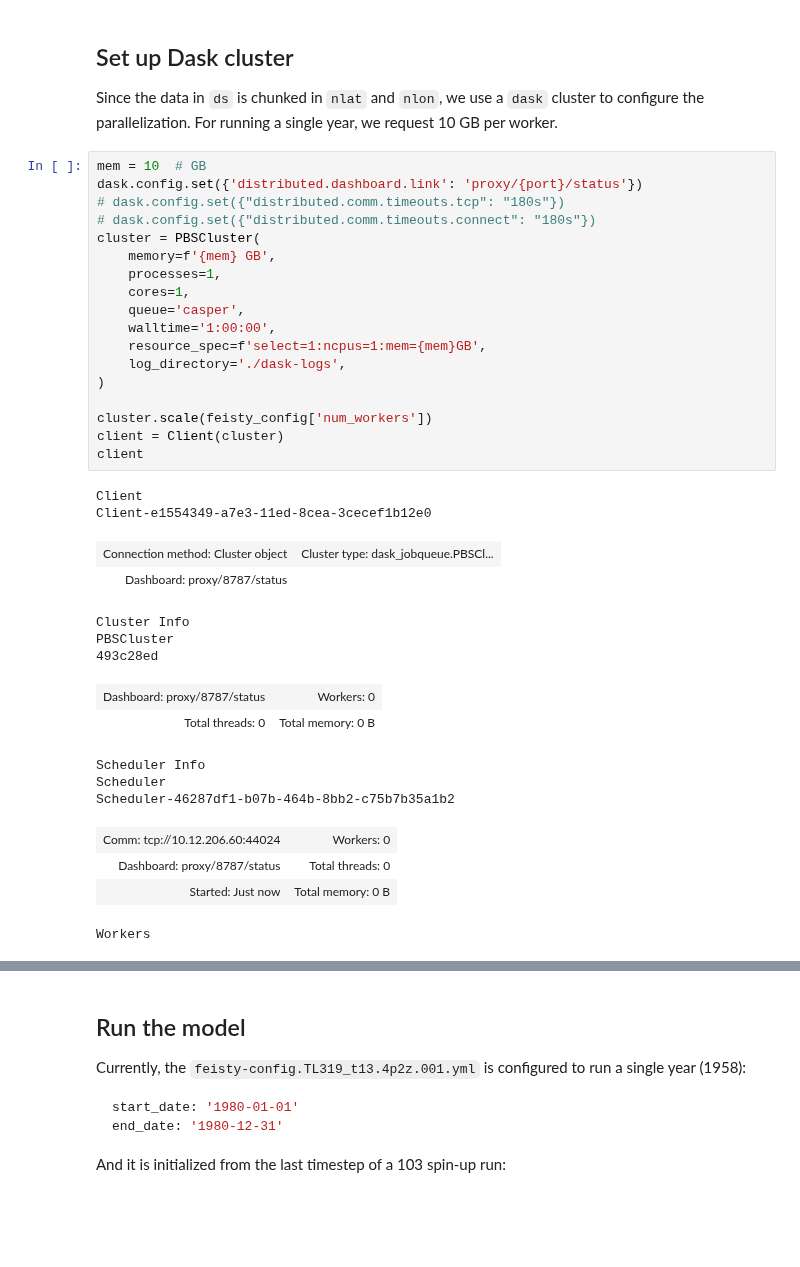
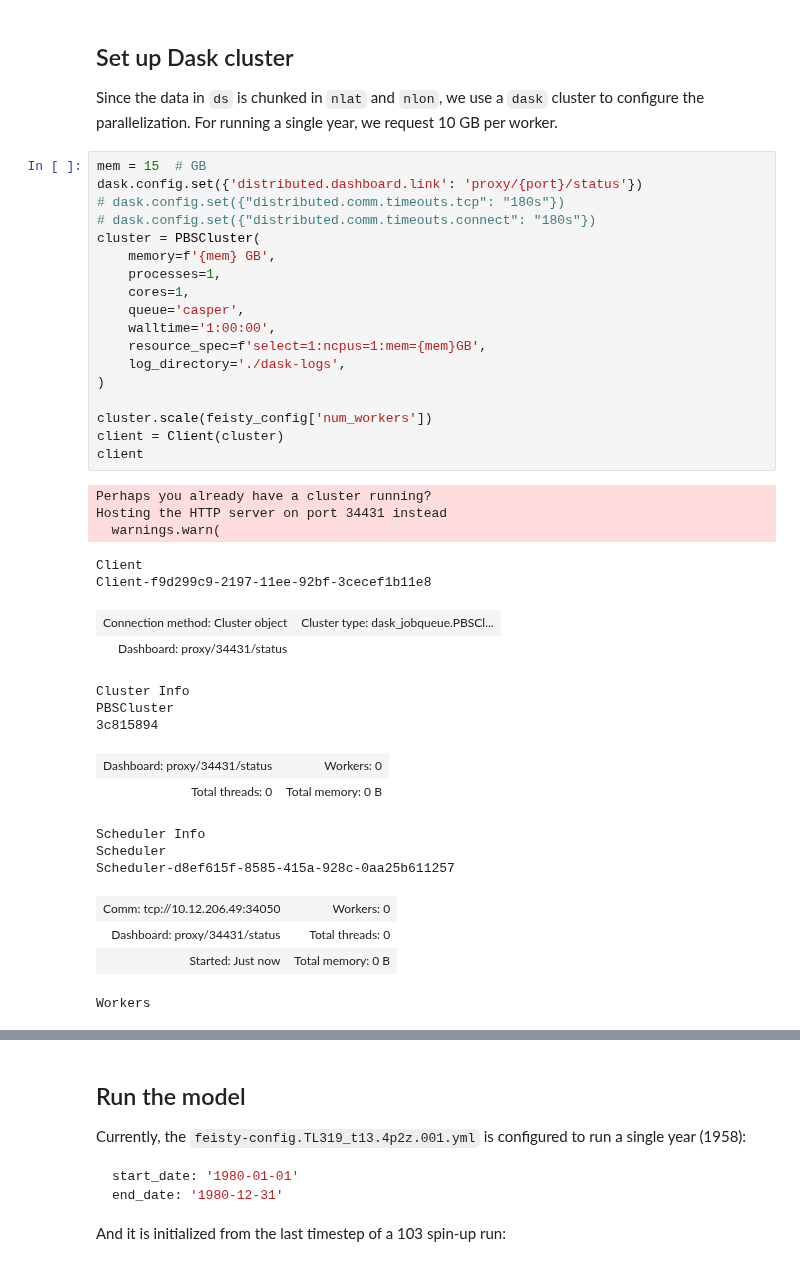
Before and after one commit to marbl-ecosys/feisty, a Jupyter notebook: examples/Forced From Timeseries (highres).ipynb, the cells around one changed output, grey strips where cells are left out. Cells and saved outputs as stored; diff of their text form; blank space fills up the shorter version.

```diff
--- a/examples/Forced From Timeseries (highres).ipynb
+++ b/examples/Forced From Timeseries (highres).ipynb
@@ -40,37 +40,40 @@ with open(feisty_config_file) as f:
 Since the data in `ds` is chunked in `nlat` and `nlon`, we use a `dask` cluster to configure the parallelization.
 For running a single year, we request 10 GB per worker.
 # %%
-mem = 10  # GB
+mem = 15  # GB
 dask.config.set({'distributed.dashboard.link': 'proxy/{port}/status'})
 # dask.config.set({"distributed.comm.timeouts.tcp": "180s"})
 # dask.config.set({"distributed.comm.timeouts.connect": "180s"})
 cluster = PBSCluster(
     memory=f'{mem} GB',
     processes=1,
     cores=1,
     queue='casper',
     walltime='1:00:00',
     resource_spec=f'select=1:ncpus=1:mem={mem}GB',
     log_directory='./dask-logs',
 )
 
 cluster.scale(feisty_config['num_workers'])
 client = Client(cluster)
 client
 # %% [output]
-Client
-Client-e1554349-a7e3-11ed-8cea-3cecef1b12e0
+Perhaps you already have a cluster running?
+Hosting the HTTP server on port 34431 instead
+  warnings.warn(
+Client
+Client-f9d299c9-2197-11ee-92bf-3cecef1b11e8
 | Connection method: Cluster object | Cluster type: dask_jobqueue.PBSCl... |
-| Dashboard: proxy/8787/status |  |
+| Dashboard: proxy/34431/status |  |
-Cluster Info
-PBSCluster
-493c28ed
+Cluster Info
+PBSCluster
+3c815894
-| Dashboard: proxy/8787/status | Workers: 0 |
+| Dashboard: proxy/34431/status | Workers: 0 |
 | Total threads: 0 | Total memory: 0 B |
-Scheduler Info
-Scheduler
-Scheduler-46287df1-b07b-464b-8bb2-c75b7b35a1b2
+Scheduler Info
+Scheduler
+Scheduler-d8ef615f-8585-415a-928c-0aa25b611257
-| Comm: tcp://10.12.206.60:44024 | Workers: 0 |
-| Dashboard: proxy/8787/status | Total threads: 0 |
+| Comm: tcp://10.12.206.49:34050 | Workers: 0 |
+| Dashboard: proxy/34431/status | Total threads: 0 |
 | Started: Just now | Total memory: 0 B |
-Workers
+Workers
```
Also changed, not shown: parts of 9 cells of this notebook, 10 other files.
